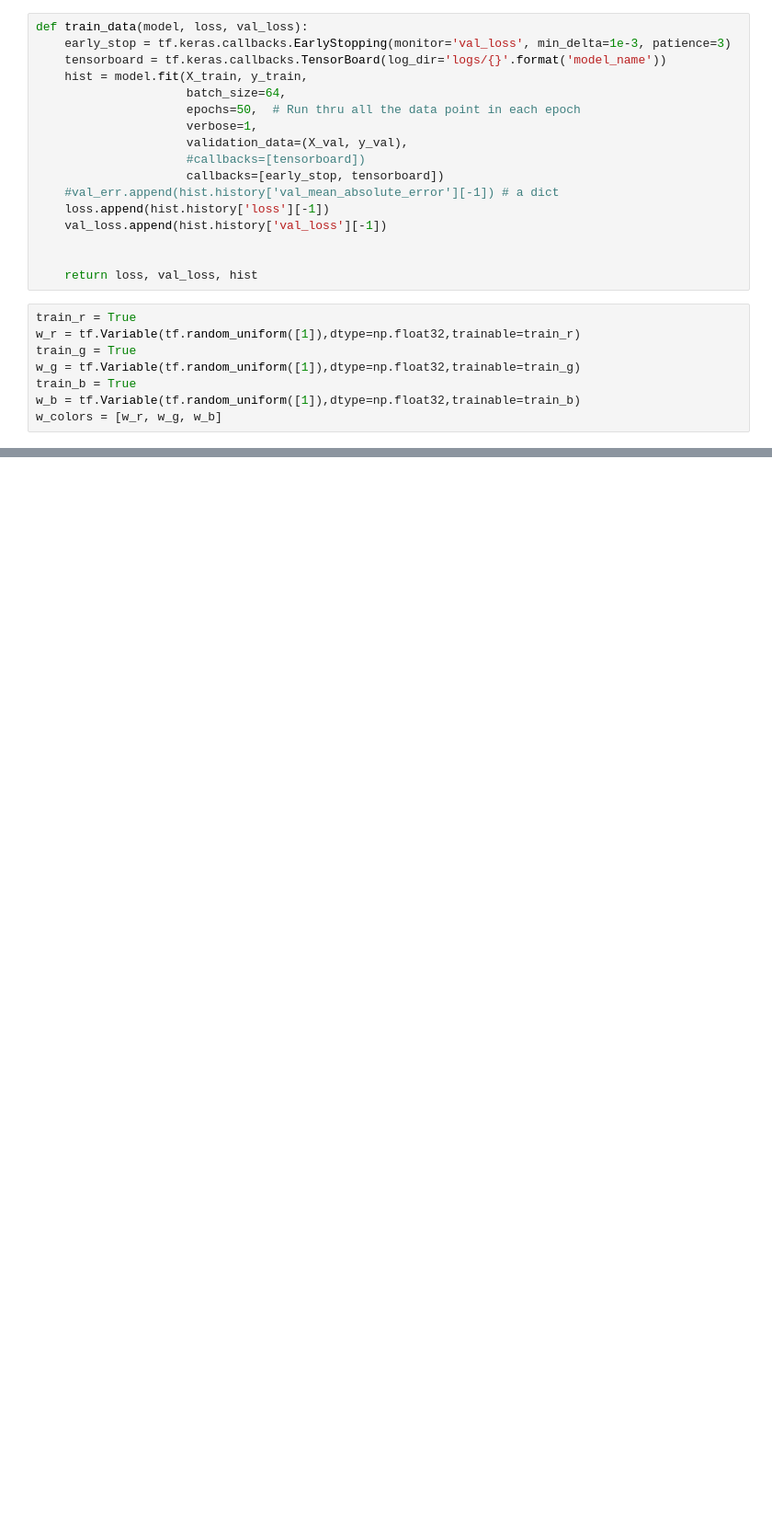
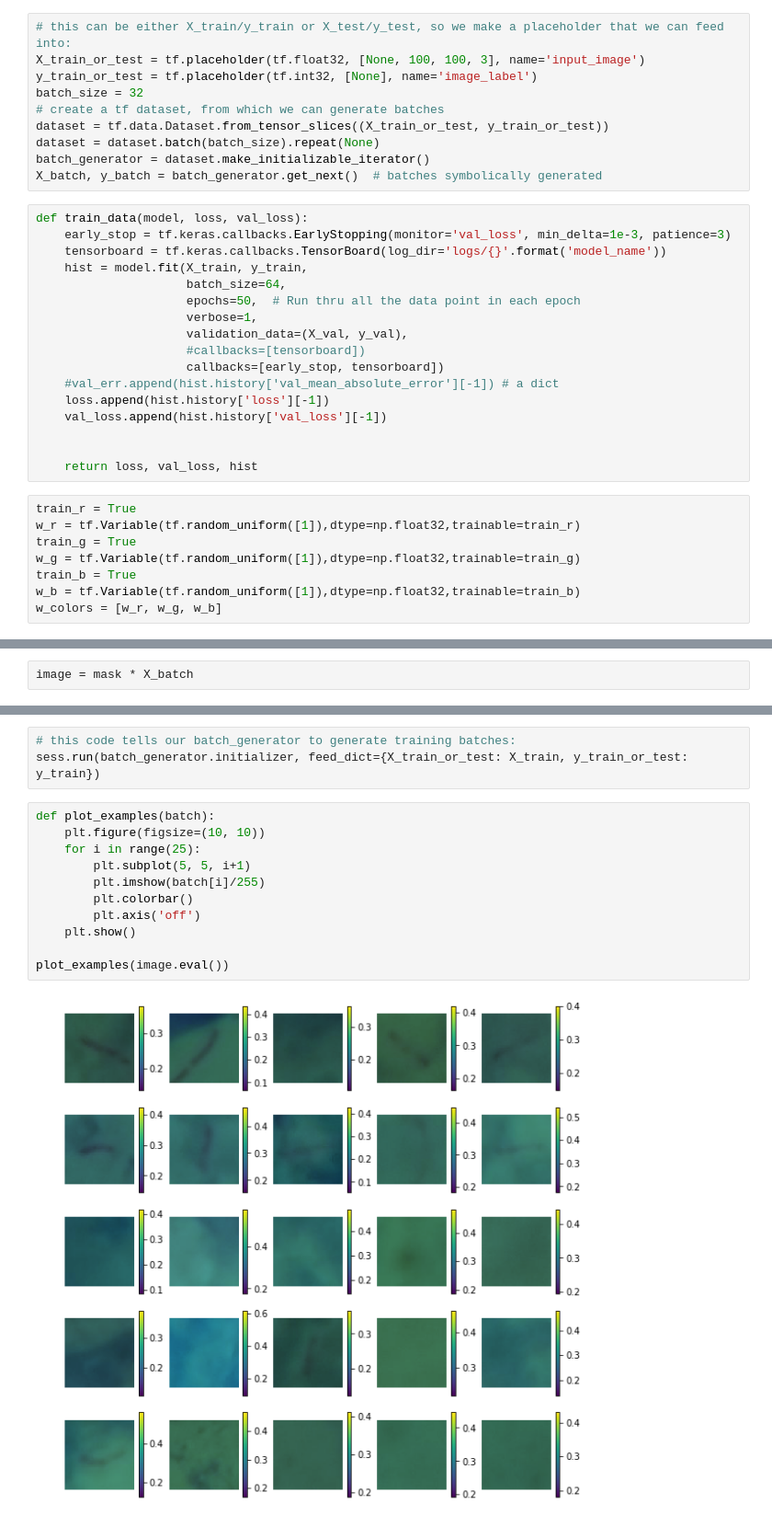
Before and after one commit to SylviaCHS/BME590_ML_Final_Project, a Jupyter notebook: BME590_Final_Project_color.ipynb, the cells around one changed output, grey strips where cells are left out. Shown at 92% size. Cells and saved outputs as stored; diff of their text form; blank space fills up the shorter version.

Commit message:
Update color version

```diff
--- a/BME590_Final_Project_color.ipynb
+++ b/BME590_Final_Project_color.ipynb
@@ -53,3 +53,13 @@ Training data shape (7268, 100, 100, 3)
+# %%
+# this can be either X_train/y_train or X_test/y_test, so we make a placeholder that we can feed into:
+X_train_or_test = tf.placeholder(tf.float32, [None, 100, 100, 3], name='input_image')
+y_train_or_test = tf.placeholder(tf.int32, [None], name='image_label')
+batch_size = 32
+# create a tf dataset, from which we can generate batches
+dataset = tf.data.Dataset.from_tensor_slices((X_train_or_test, y_train_or_test))
+dataset = dataset.batch(batch_size).repeat(None)
+batch_generator = dataset.make_initializable_iterator()
+X_batch, y_batch = batch_generator.get_next()  # batches symbolically generated
 # %%
 def train_data(model, loss, val_loss):
     early_stop = tf.keras.callbacks.EarlyStopping(monitor='val_loss', min_delta=1e-3, patience=3)
@@ -128,0 +100,2 @@ X_batch, y_batch = batch_generator.get_next()  # batches symbolically generated
+# %%
+image = mask * X_batch
@@ -128,0 +146,16 @@ X_batch, y_batch = batch_generator.get_next()  # batches symbolically generated
+# %%
+# this code tells our batch_generator to generate training batches:
+sess.run(batch_generator.initializer, feed_dict={X_train_or_test: X_train, y_train_or_test: y_train})
+# %%
+def plot_examples(batch):
+    plt.figure(figsize=(10, 10))
+    for i in range(25):
+        plt.subplot(5, 5, i+1)
+        plt.imshow(batch[i]/255)
+        plt.colorbar()
+        plt.axis('off')
+    plt.show()
+
+plot_examples(image.eval())
+# %% [output]
+[figure, added]
```
Also changed, not shown: parts of 10 cells of this notebook.
